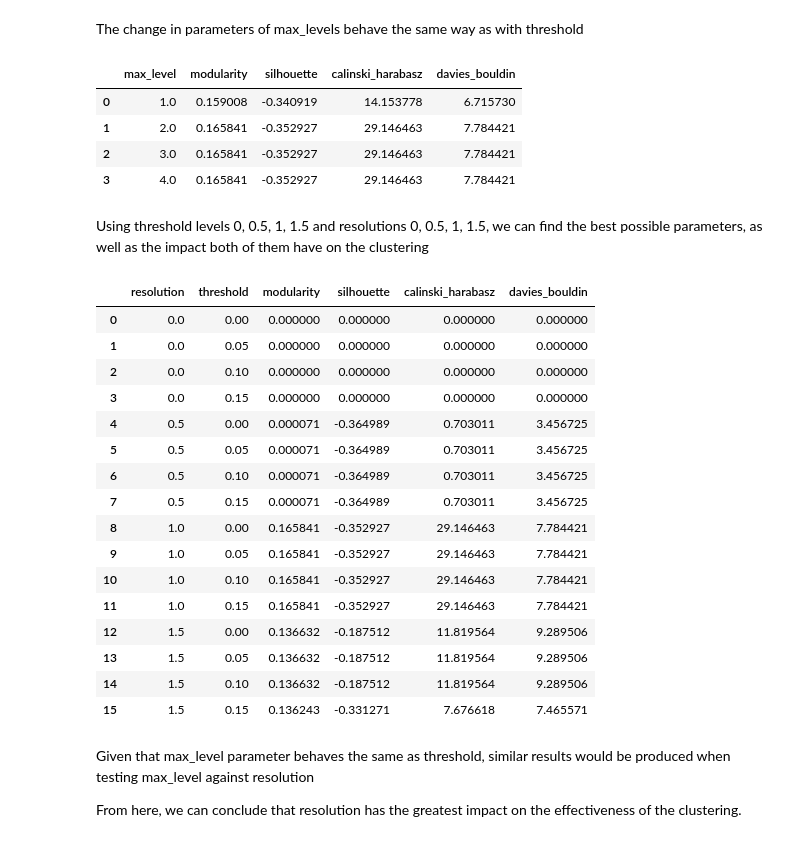
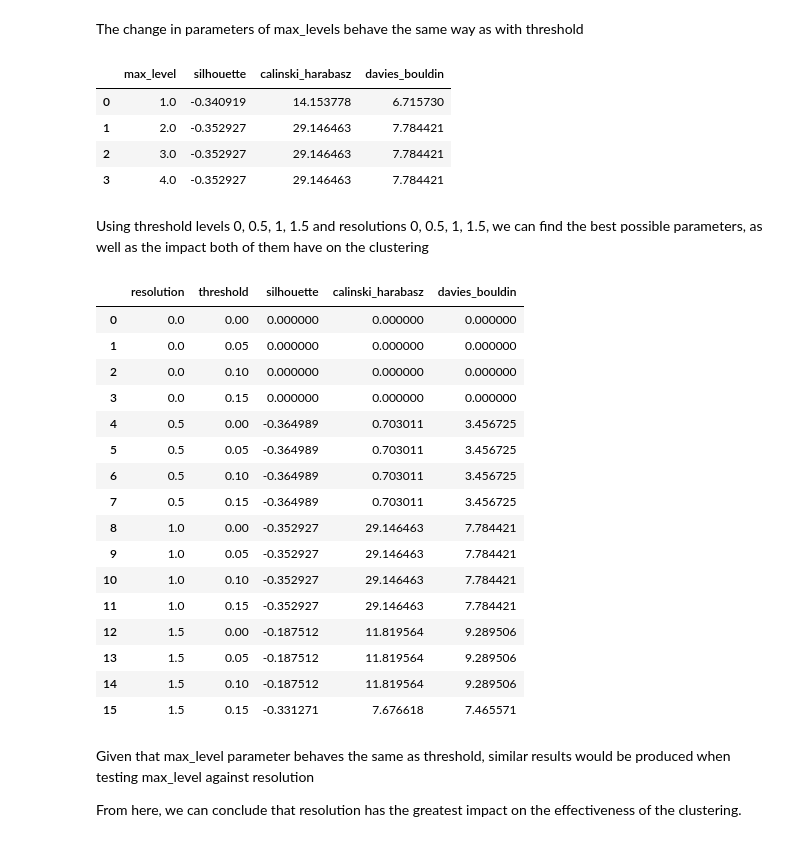
Before and after one commit to itmorgan/SC4200-Proj-One, a Jupyter notebook: louvain.ipynb, the cells around one changed output. Saved outputs shown, nothing was run; the diff lists cells and outputs as text; code cells hidden in the pictures.

```diff
--- a/louvain.ipynb
+++ b/louvain.ipynb
@@ -55,16 +55,14 @@ Total number of classes/clusters not given for the yeast ppi. Hence, resolution
 The threshold value shall start from 0 and increase at increments of 0.05 until it reaches 0.1
 # %%
 thresholds = np.arange(0, 0.55, 0.05)
-thres_result = pd.DataFrame(columns=['threshold', 'modularity', 'silhouette', 'calinski_harabasz', 'davies_bouldin'])
+thres_result = pd.DataFrame(columns=['threshold', 'silhouette', 'calinski_harabasz', 'davies_bouldin'])
 adj_matrix = nx.to_numpy_array(G_yeast)
 for threshold in thresholds:
     #Conduct louvain community detection
     yeast_grps = nx.community.louvain_communities(G_yeast, threshold=threshold, seed=42)
 
-    #Obtain modularity score
-    mod = modularity(G_yeast, yeast_grps)
-    thres_result.loc[len(thres_result)] = [threshold, mod, None, None, None]
-    thres_result.loc[thres_result['threshold'] == threshold, 'modularity'] = mod
+    #Create new row
+    thres_result.loc[len(thres_result)] = [threshold, None, None, None]
 
     #Prepare data for clustering metrics
     node_labels = []
@@ -110,16 +108,14 @@ The three metrics appear to be consistent, only changing when the modularity gai
 Next, the resolution parameter shall be tested to see its impact on the effectiveness of clustering
 # %%
 resolutions = np.arange(0.5, 5.5, 0.5)
-res_result = pd.DataFrame(columns=['resolution', 'modularity', 'silhouette', 'calinski_harabasz', 'davies_bouldin'])
+res_result = pd.DataFrame(columns=['resolution', 'silhouette', 'calinski_harabasz', 'davies_bouldin'])
 adj_matrix = nx.to_numpy_array(G_yeast)
 for resolution in resolutions:
     #Conduct louvain community detection
     yeast_grps = nx.community.louvain_communities(G_yeast, resolution=resolution, seed=42)
 
-    #Obtain modularity score
-    mod = modularity(G_yeast, yeast_grps)
-    res_result.loc[len(res_result)] = [resolution, mod, None, None, None]
-    res_result.loc[res_result['resolution'] == resolution, 'modularity'] = mod
+    #Create new row
+    res_result.loc[len(res_result)] = [resolution, None, None, None]
 
     #Prepare data for clustering metrics
     node_labels = []
@@ -158,16 +154,14 @@ res_result.head(20)
 The change in parameters of max_levels behave the same way as with threshold
 # %%
 levels = np.arange(1, 5, 1)
-lvl_result = pd.DataFrame(columns=['max_level', 'modularity', 'silhouette', 'calinski_harabasz', 'davies_bouldin'])
+lvl_result = pd.DataFrame(columns=['max_level', 'silhouette', 'calinski_harabasz', 'davies_bouldin'])
 adj_matrix = nx.to_numpy_array(G_yeast)
 for level in levels:
     #Conduct louvain community detection
     yeast_grps = nx.community.louvain_communities(G_yeast, max_level=level, seed=42)
 
-    #Obtain modularity score
-    mod = modularity(G_yeast, yeast_grps)
-    lvl_result.loc[len(lvl_result)] = [level, mod, None, None, None]
-    lvl_result.loc[lvl_result['max_level'] == level, 'modularity'] = mod
+    #Create new row
+    lvl_result.loc[len(lvl_result)] = [level, None, None, None]
 
     #Prepare data for clustering metrics
     node_labels = []
@@ -191,70 +185,68 @@ for level in levels:
 
 lvl_result.head(20)
 # %% [output]
-|  | max_level | modularity | silhouette | calinski_harabasz | davies_bouldin |
-| 0 | 1.0 | 0.159008 | -0.340919 | 14.153778 | 6.715730 |
-| 1 | 2.0 | 0.165841 | -0.352927 | 29.146463 | 7.784421 |
-| 2 | 3.0 | 0.165841 | -0.352927 | 29.146463 | 7.784421 |
-| 3 | 4.0 | 0.165841 | -0.352927 | 29.146463 | 7.784421 |
+|  | max_level | silhouette | calinski_harabasz | davies_bouldin |
+| 0 | 1.0 | -0.340919 | 14.153778 | 6.715730 |
+| 1 | 2.0 | -0.352927 | 29.146463 | 7.784421 |
+| 2 | 3.0 | -0.352927 | 29.146463 | 7.784421 |
+| 3 | 4.0 | -0.352927 | 29.146463 | 7.784421 |
 # %% [markdown]
 Using threshold levels 0, 0.5, 1, 1.5 and resolutions 0, 0.5, 1, 1.5, we can find the best possible parameters, as well as the impact both of them have on the clustering
 # %%
 thresholds = np.arange(0, 0.2, 0.05)
 resolutions = np.arange(0, 2, 0.5)
-results = pd.DataFrame(columns=['resolution', 'threshold', 'modularity', 'silhouette', 'calinski_harabasz', 'davies_bouldin'])
+results = pd.DataFrame(columns=['resolution', 'threshold', 'silhouette', 'calinski_harabasz', 'davies_bouldin'])
 for resolution in resolutions:
     for threshold in thresholds:
         yeast_grps = nx.community.louvain_communities(G_yeast, threshold=threshold, resolution=resolution, seed=42)
 
-        #Obtain modularity score
-        mod = modularity(G_yeast, yeast_grps)
-        results.loc[len(results)] = [resolution, threshold, mod, None, None, None]
-        results.loc[(results['resolution'] == resolution) & (results['threshold'] == threshold), 'modularity'] = mod
+        #Create new row
+        results.loc[len(results)] = [resolution, threshold, None, None, None]
 
         #Prepare data for clustering metrics
         node_labels = []
         for node in G_yeast.nodes():
             label = -1  # Default label for nodes not in any community
             for idx, grp in enumerate(yeast_grps):
                 if node in grp:
                     label = idx
                     break
             node_labels.append(label)
 
         #Calculate clustering metrics
         if len(yeast_grps) > 1:
             ch = calinski_harabasz_score(adj_matrix, node_labels)
             db = davies_bouldin_score(adj_matrix, node_labels)
             sil = silhouette_score(adj_matrix, node_labels)
         else:
             ch = 0
             db = 0
             sil = 0
 
         #Store results
         results.loc[(results['resolution'] == resolution) & (results['threshold'] == threshold), 'silhouette'] = sil
         results.loc[(results['resolution'] == resolution) & (results['threshold'] == threshold), 'calinski_harabasz'] = ch
         results.loc[(results['resolution'] == resolution) & (results['threshold'] == threshold), 'davies_bouldin'] = db
 
 results.head(20)
 # %% [output]
-|  | resolution | threshold | modularity | silhouette | calinski_harabasz | davies_bouldin |
-| 0 | 0.0 | 0.00 | 0.000000 | 0.000000 | 0.000000 | 0.000000 |
-| 1 | 0.0 | 0.05 | 0.000000 | 0.000000 | 0.000000 | 0.000000 |
-| 2 | 0.0 | 0.10 | 0.000000 | 0.000000 | 0.000000 | 0.000000 |
-| 3 | 0.0 | 0.15 | 0.000000 | 0.000000 | 0.000000 | 0.000000 |
-| 4 | 0.5 | 0.00 | 0.000071 | -0.364989 | 0.703011 | 3.456725 |
-| 5 | 0.5 | 0.05 | 0.000071 | -0.364989 | 0.703011 | 3.456725 |
-| 6 | 0.5 | 0.10 | 0.000071 | -0.364989 | 0.703011 | 3.456725 |
-| 7 | 0.5 | 0.15 | 0.000071 | -0.364989 | 0.703011 | 3.456725 |
-| 8 | 1.0 | 0.00 | 0.165841 | -0.352927 | 29.146463 | 7.784421 |
-| 9 | 1.0 | 0.05 | 0.165841 | -0.352927 | 29.146463 | 7.784421 |
-| 10 | 1.0 | 0.10 | 0.165841 | -0.352927 | 29.146463 | 7.784421 |
-| 11 | 1.0 | 0.15 | 0.165841 | -0.352927 | 29.146463 | 7.784421 |
-| 12 | 1.5 | 0.00 | 0.136632 | -0.187512 | 11.819564 | 9.289506 |
-| 13 | 1.5 | 0.05 | 0.136632 | -0.187512 | 11.819564 | 9.289506 |
-| 14 | 1.5 | 0.10 | 0.136632 | -0.187512 | 11.819564 | 9.289506 |
-| 15 | 1.5 | 0.15 | 0.136243 | -0.331271 | 7.676618 | 7.465571 |
+|  | resolution | threshold | silhouette | calinski_harabasz | davies_bouldin |
+| 0 | 0.0 | 0.00 | 0.000000 | 0.000000 | 0.000000 |
+| 1 | 0.0 | 0.05 | 0.000000 | 0.000000 | 0.000000 |
+| 2 | 0.0 | 0.10 | 0.000000 | 0.000000 | 0.000000 |
+| 3 | 0.0 | 0.15 | 0.000000 | 0.000000 | 0.000000 |
+| 4 | 0.5 | 0.00 | -0.364989 | 0.703011 | 3.456725 |
+| 5 | 0.5 | 0.05 | -0.364989 | 0.703011 | 3.456725 |
+| 6 | 0.5 | 0.10 | -0.364989 | 0.703011 | 3.456725 |
+| 7 | 0.5 | 0.15 | -0.364989 | 0.703011 | 3.456725 |
+| 8 | 1.0 | 0.00 | -0.352927 | 29.146463 | 7.784421 |
+| 9 | 1.0 | 0.05 | -0.352927 | 29.146463 | 7.784421 |
+| 10 | 1.0 | 0.10 | -0.352927 | 29.146463 | 7.784421 |
+| 11 | 1.0 | 0.15 | -0.352927 | 29.146463 | 7.784421 |
+| 12 | 1.5 | 0.00 | -0.187512 | 11.819564 | 9.289506 |
+| 13 | 1.5 | 0.05 | -0.187512 | 11.819564 | 9.289506 |
+| 14 | 1.5 | 0.10 | -0.187512 | 11.819564 | 9.289506 |
+| 15 | 1.5 | 0.15 | -0.331271 | 7.676618 | 7.465571 |
 # %% [markdown]
 Given that max_level parameter behaves the same as threshold, similar results would be produced when testing max_level against resolution
 
```
Also changed, not shown: parts of 5 cells of this notebook.
